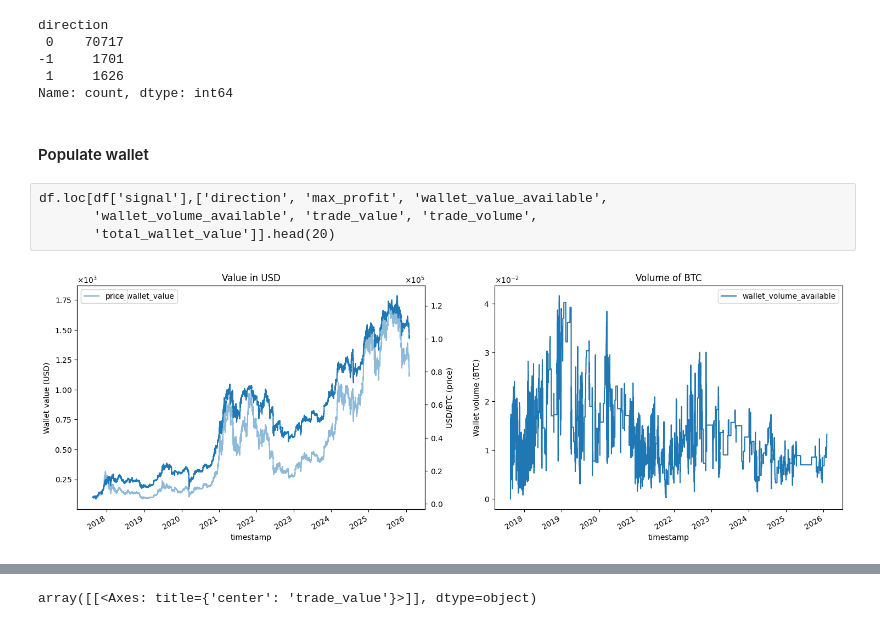
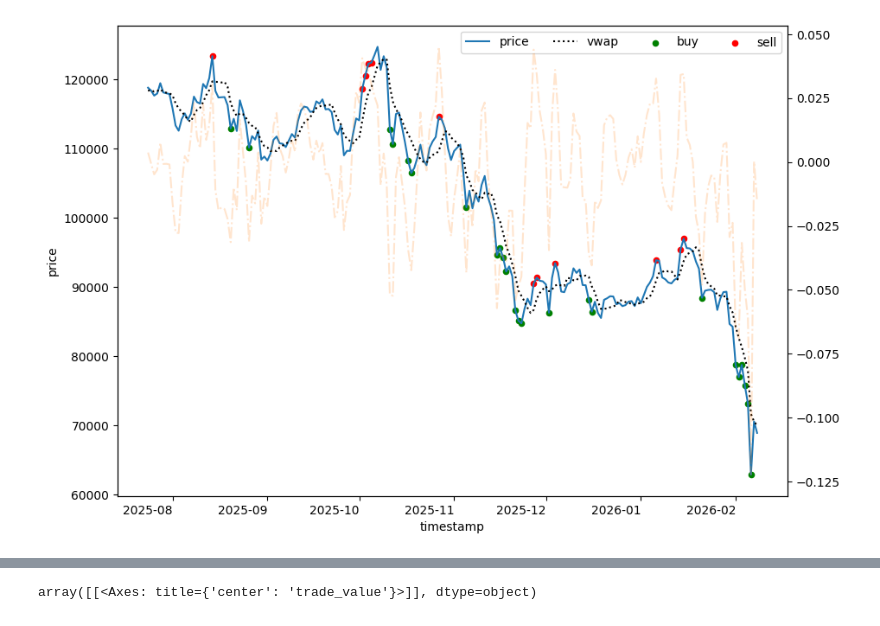
Before and after one commit to janalbertviljoen/Trading_Bot, a Jupyter notebook: run_bot.ipynb, the cells around one changed output, grey strips where cells are left out. Saved outputs shown, nothing was run; the diff lists cells and outputs as text; code cells hidden in the pictures.

```diff
--- a/run_bot.ipynb
+++ b/run_bot.ipynb
@@ -17,2 +17,0 @@ df = bb.detect_deviation(df, threshold=0.01)
-# %%
-df = bb.trade_direction(df)
@@ -36,10 +42,0 @@ plot_trade_events(df_sample)
-# %%
-df['direction'].value_counts()
-# %% [output]
-direction
- 0    70717
--1     1701
- 1     1626
-Name: count, dtype: int64
-# %% [markdown]
-#### Populate wallet
@@ -48,23 +43,4 @@ df = bb.update_wallet(df, wallet_value=100, wallet_value_fraction=0.2)
-# %% [raw]
-df.loc[df['signal'],['direction', 'max_profit', 'wallet_value_available',
-       'wallet_volume_available', 'trade_value', 'trade_volume',
-       'total_wallet_value']].head(20)
-# %%
-fig, ax = plt.subplots(ncols=2, figsize=(18, 6))
-
-# Left panel
-df.plot(ax=ax[0], x='timestamp', y='total_wallet_value', ylabel="Wallet value (USD)", title="Value in USD")
-ax[0].yaxis.set_major_formatter(mtick.ScalarFormatter(useMathText=True))
-ax[0].ticklabel_format(axis='y', style='sci', scilimits=(0, 0))
-
-ax2 = ax[0].twinx()
-df.plot(ax=ax2, x='timestamp', y='price', alpha=0.5, ylabel="USD/BTC (price)")
-ax2.yaxis.set_major_formatter(mtick.ScalarFormatter(useMathText=True))
-ax2.ticklabel_format(axis='y', style='sci', scilimits=(0, 0))
-
-# Right panel
-df.plot(ax=ax[1], x='timestamp', y='wallet_volume_available', ylabel="Wallet volume (BTC)", title="Volume of BTC")
-ax[1].yaxis.set_major_formatter(mtick.ScalarFormatter(useMathText=True))
-ax[1].ticklabel_format(axis='y', style='sci', scilimits=(0, 0))
-# %% [output]
-[figure, removed]
+# %%
+plot_analysis.plot_trade_events(df_sample)
+# %% [output]
+[figure, added]
```
Also changed, not shown: parts of 24 cells of this notebook, 7 other files.
